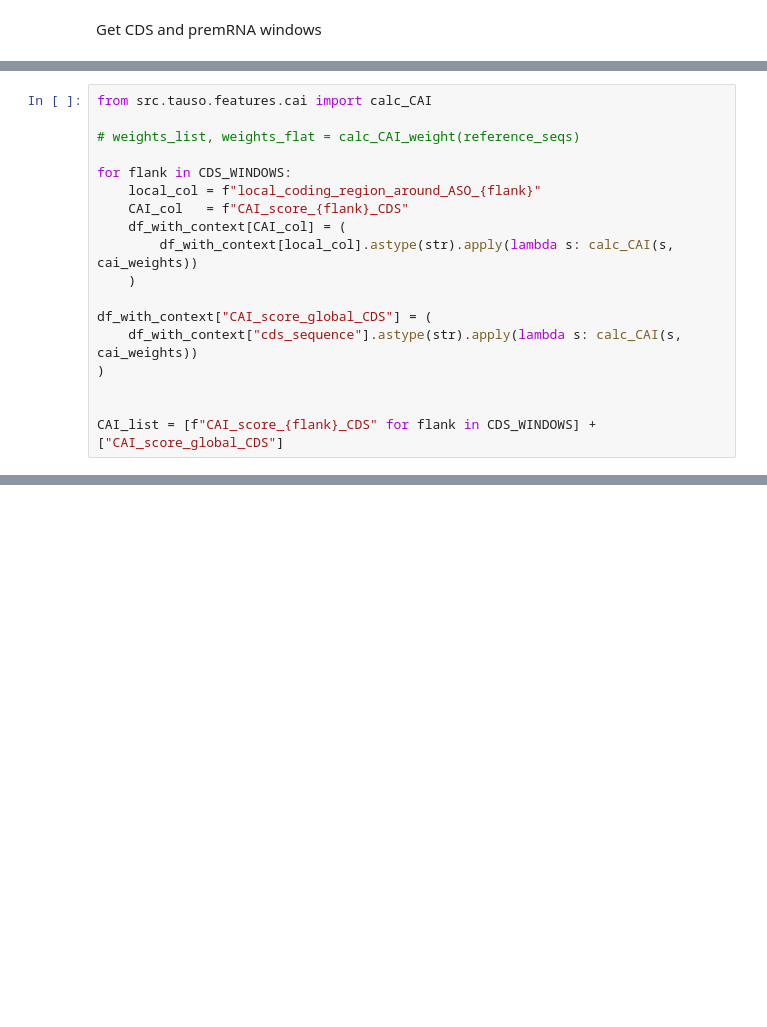
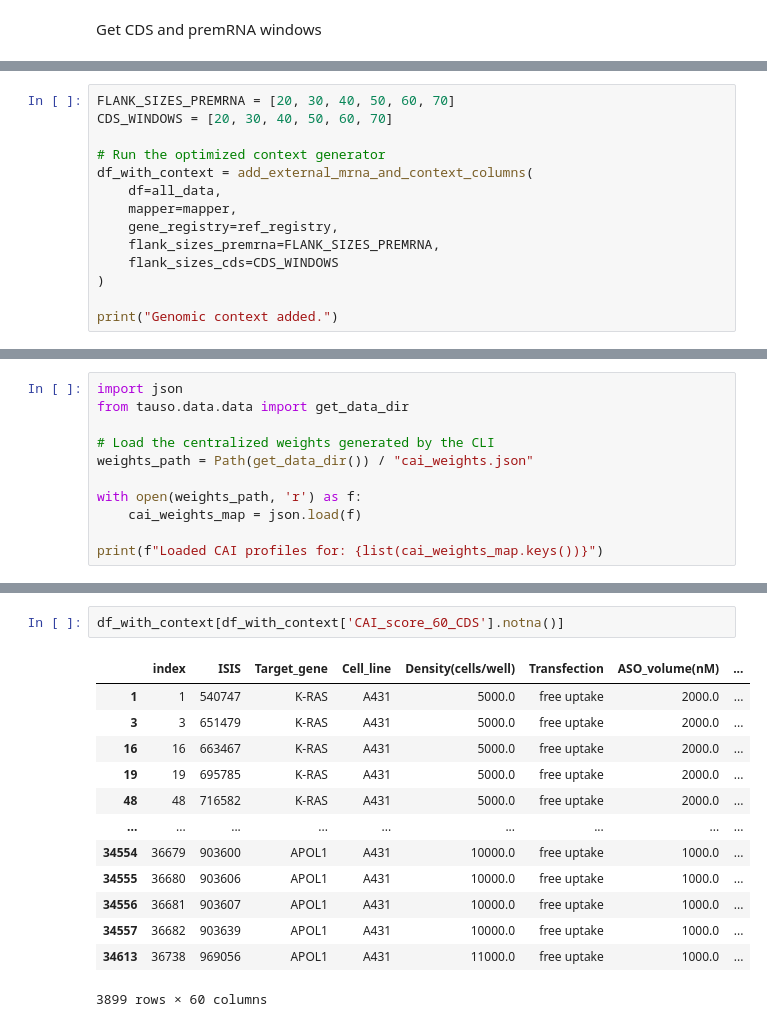
Before and after one commit to RedPenguin100/TAUSO, a Jupyter notebook: notebooks/features/CUB/generate_CAI.ipynb, the cells around one changed output, grey strips where cells are left out. Cells and saved outputs as stored; diff of their text form; blank space fills up the shorter version.

```diff
--- a/notebooks/features/CUB/generate_CAI.ipynb
+++ b/notebooks/features/CUB/generate_CAI.ipynb
@@ -175,18 +61,0 @@ cai_weights = build_cai_reference_weights_from_transcriptomes(top_n=300,expr_col
-# %%
-from src.tauso.features.cai import calc_CAI
-
-# weights_list, weights_flat = calc_CAI_weight(reference_seqs)
-
-for flank in CDS_WINDOWS:
-    local_col = f"local_coding_region_around_ASO_{flank}"
-    CAI_col   = f"CAI_score_{flank}_CDS"
-    df_with_context[CAI_col] = (
-        df_with_context[local_col].astype(str).apply(lambda s: calc_CAI(s, cai_weights))
-    )
-
-df_with_context["CAI_score_global_CDS"] = (
-    df_with_context["cds_sequence"].astype(str).apply(lambda s: calc_CAI(s, cai_weights))
-)
-
-
-CAI_list = [f"CAI_score_{flank}_CDS" for flank in CDS_WINDOWS] + ["CAI_score_global_CDS"]
@@ -214,0 +62,14 @@ display(results_df)
+# %%
+FLANK_SIZES_PREMRNA = [20, 30, 40, 50, 60, 70]
+CDS_WINDOWS = [20, 30, 40, 50, 60, 70]
+
+# Run the optimized context generator
+df_with_context = add_external_mrna_and_context_columns(
+    df=all_data,
+    mapper=mapper,
+    gene_registry=ref_registry,
+    flank_sizes_premrna=FLANK_SIZES_PREMRNA,
+    flank_sizes_cds=CDS_WINDOWS
+)
+
+print("Genomic context added.")
@@ -214,0 +78,11 @@ display(results_df)
+# %%
+import json
+from tauso.data.data import get_data_dir
+
+# Load the centralized weights generated by the CLI
+weights_path = Path(get_data_dir()) / "cai_weights.json"
+
+with open(weights_path, 'r') as f:
+    cai_weights_map = json.load(f)
+
+print(f"Loaded CAI profiles for: {list(cai_weights_map.keys())}")
@@ -214,0 +190,16 @@ display(results_df)
+# %%
+df_with_context[df_with_context['CAI_score_60_CDS'].notna()]
+# %% [output]
+|  | index | ISIS | Target_gene | Cell_line | Density(cells/well) | Transfection | ASO_volume(nM) | ... |
+| 1 | 1 | 540747 | K-RAS | A431 | 5000.0 | free uptake | 2000.0 | ... |
+| 3 | 3 | 651479 | K-RAS | A431 | 5000.0 | free uptake | 2000.0 | ... |
+| 16 | 16 | 663467 | K-RAS | A431 | 5000.0 | free uptake | 2000.0 | ... |
+| 19 | 19 | 695785 | K-RAS | A431 | 5000.0 | free uptake | 2000.0 | ... |
+| 48 | 48 | 716582 | K-RAS | A431 | 5000.0 | free uptake | 2000.0 | ... |
+| ... | ... | ... | ... | ... | ... | ... | ... | ... |
+| 34554 | 36679 | 903600 | APOL1 | A431 | 10000.0 | free uptake | 1000.0 | ... |
+| 34555 | 36680 | 903606 | APOL1 | A431 | 10000.0 | free uptake | 1000.0 | ... |
+| 34556 | 36681 | 903607 | APOL1 | A431 | 10000.0 | free uptake | 1000.0 | ... |
+| 34557 | 36682 | 903639 | APOL1 | A431 | 10000.0 | free uptake | 1000.0 | ... |
+| 34613 | 36738 | 969056 | APOL1 | A431 | 11000.0 | free uptake | 1000.0 | ... |
+3899 rows × 60 columns
```
Also changed, not shown: parts of 25 cells of this notebook, 3 other files.
